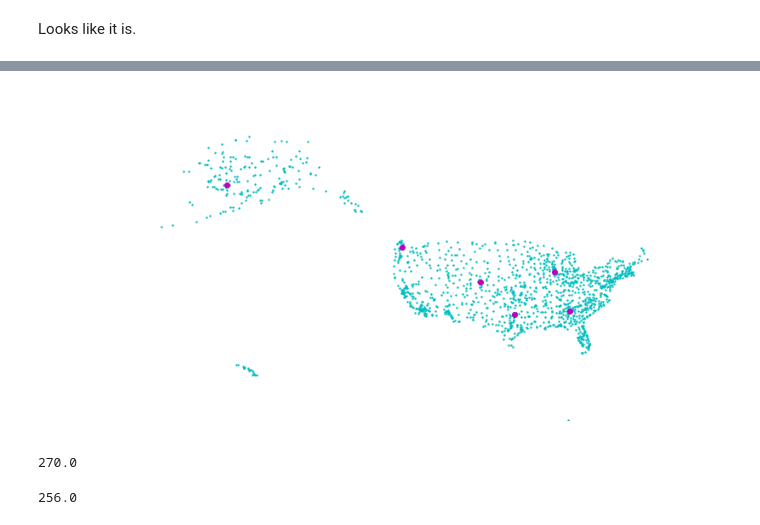
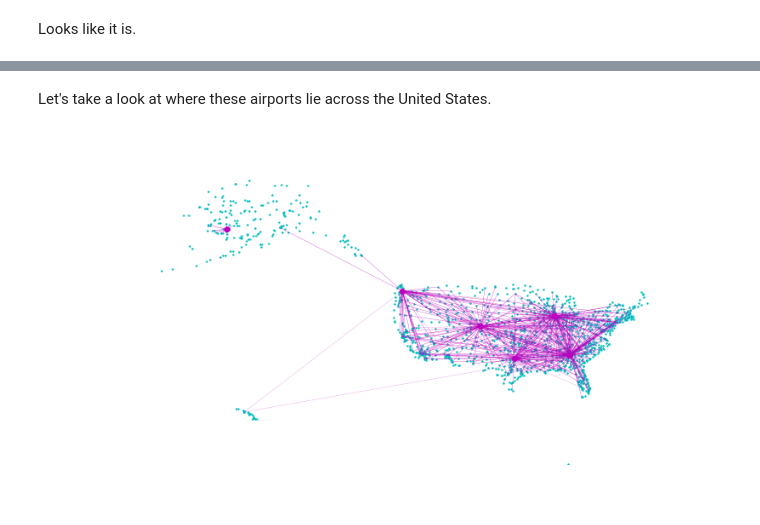
Before and after one commit to jmschrei/apricot, a Jupyter notebook: tutorials/Airport Selection.ipynb, the cells around one changed output, grey strips where cells are left out. Saved outputs shown, nothing was run; the diff lists cells and outputs as text; code cells hidden in the pictures.

```diff
--- a/tutorials/Airport Selection.ipynb
+++ b/tutorials/Airport Selection.ipynb
@@ -143,11 +146,21 @@ airports_w_routes.sort_values("# Routes", ascending=False).head()
 # %% [markdown]
 Looks like it is.
 # %%
+airports_ = airports_w_routes.sort_values("# Routes", ascending=False).head(6)
+airport_idxs = airports_['Airport ID'].values
+d = {}
+
 plt.figure(figsize=(14, 7))
 plt.scatter(airports['Longitude'], airports['Latitude'], s=2, color='c')
+plt.scatter(airports_['Longitude'], airports_['Latitude'], color='r')
 
-for i, (x, y) in airports_w_routes[['Longitude', 'Latitude']].head(6).iterrows():
-    plt.scatter(x, y, color='r')
+for i, (sid, did, la_x, lo_x, la_y, lo_y) in routes_merged.iterrows():
+    if (sid, did) in d:
+        continue
+
+    if int(sid) in airport_idxs or int(did) in airport_idxs:
+        d[(sid, did)] = True
+        plt.plot([lo_x, lo_y], [la_x, la_y], color='r', linewidth=0.15)
 
 plt.xlim(-200, -50)
 plt.ylim(10, 80)
@@ -169,26 +195,29 @@ airports_w_routes.iloc[model.ranking].head(6)
 | 3470 | 3670 | Dallas Fort Worth International A... | Dallas-Fort Worth | United States | DFW | KDFW | 32.896801 | -97.038002 | 607 | -6 | ... |
 | 3399 | 3599 | Bethel Airport | Bethel | United States | BET | PABE | 60.779800 | -161.837997 | 126 | -9 | ... |
 | 3377 | 3577 | Seattle Tacoma International Airport | Seattle | United States | SEA | KSEA | 47.449001 | -122.308998 | 433 | -8 | ... |
+# %% [markdown]
+Let's take a look at where these airports lie across the United States.
 # %%
+airports_ = airports_w_routes.iloc[model.ranking]
+airport_idxs = airports_['Airport ID'].values
+d = {}
+
 plt.figure(figsize=(14, 7))
 plt.scatter(airports['Longitude'], airports['Latitude'], s=2, color='c')
+plt.scatter(airports_['Longitude'], airports_['Latitude'], color='m')
 
-airports_ = airports_w_routes.iloc[model.ranking]
-plt.scatter(airports_['Longitude'], airports_['Latitude'], color='m')
+for i, (sid, did, la_x, lo_x, la_y, lo_y) in routes_merged.iterrows():
+    if (sid, did) in d:
+        continue
+
+    if int(sid) in airport_idxs or int(did) in airport_idxs:
+        d[(sid, did)] = True
+        plt.plot([lo_x, lo_y], [la_x, la_y], color='m', linewidth=0.15)
 
 plt.xlim(-200, -50)
 plt.ylim(10, 80)
 
 plt.axis('off')
 plt.show()
 # %% [output]
-[figure, old version]
+[figure, new version]
-# %%
-route_map[model.ranking].max(axis=0).sum()
-# %% [output]
-270.0
-# %%
-most_routes = numpy.array([mapping[airport] for airport in airports_w_routes.sort_values("# Routes", ascending=False)['Airport ID'].iloc[:6]])
-route_map[most_routes].max(axis=0).sum()
-# %% [output]
-256.0
```
Also changed, not shown: parts of 7 cells of this notebook.
